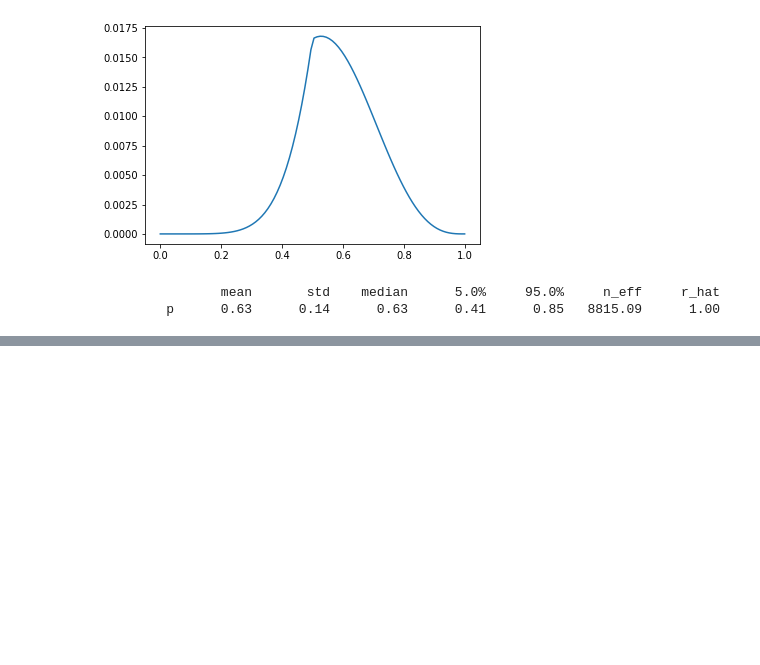
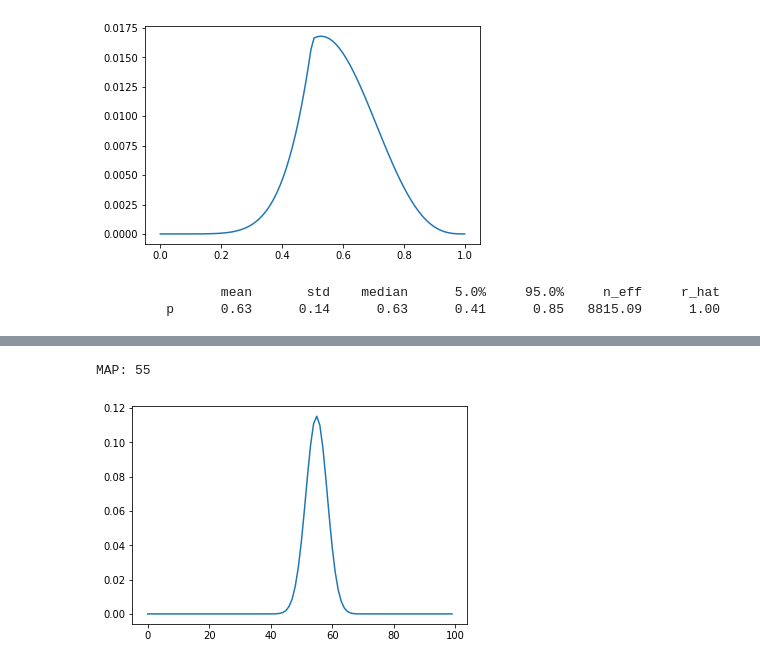
Before and after one commit to pasbury/neg-price-model, a Jupyter notebook: statistical_rethinking_ch2_ch3.ipynb, the cells around one changed output, grey strips where cells are left out. Cells and saved outputs as stored; diff of their text form; code cells hidden in the pictures; blank space fills up the shorter version.

```diff
--- a/statistical_rethinking_ch2_ch3.ipynb
+++ b/statistical_rethinking_ch2_ch3.ipynb
@@ -176,0 +182,29 @@ plt.hist(p, bins = 50)
+# %%
+birth1 = [
+    1, 0, 0, 0, 1, 1, 0, 1, 0, 1, 0, 0, 1, 1, 0, 1, 1, 0, 0, 0, 1, 0, 0, 0, 1,
+    0, 0, 0, 0, 1, 1, 1, 0, 1, 0, 1, 1, 1, 0, 1, 0, 1, 1, 0, 1, 0, 0, 1, 1, 0,
+    1, 0, 0, 0, 0, 0, 0, 0, 1, 1, 0, 1, 0, 0, 1, 0, 0, 0, 1, 0, 0, 1, 1, 1, 1,
+    0, 1, 0, 1, 1, 1, 1, 1, 0, 0, 1, 0, 1, 1, 0, 1, 0, 1, 1, 1, 0, 1, 1, 1, 1,
+]
+birth2 = [
+    0, 1, 0, 1, 0, 1, 1, 1, 0, 0, 1, 1, 1, 1, 1, 0, 0, 1, 1, 1, 0, 0, 1, 1, 1,
+    0, 1, 1, 1, 0, 1, 1, 1, 0, 1, 0, 0, 1, 1, 1, 1, 0, 0, 1, 0, 1, 1, 1, 1, 1,
+    1, 1, 1, 1, 1, 1, 1, 1, 1, 1, 1, 0, 1, 1, 0, 1, 1, 0, 1, 1, 1, 0, 0, 0, 0,
+    0, 0, 1, 0, 0, 0, 1, 1, 0, 0, 1, 0, 0, 1, 1, 0, 0, 0, 1, 1, 1, 0, 0, 0, 0,
+]
+# %%
+# Posterior probaility distribution for probaility of a birth being a boy; use grid approx
+
+tot_boys = jnp.array(birth1).sum() + jnp.array(birth2).sum()
+tot_girls = len(birth1) + len(birth2) - tot_boys
+p_grid = jnp.linspace(0, 1, 100)
+prior = jnp.full_like(p_grid, 1.0)
+likelihood = jnp.exp(dist.Binomial(tot_boys+tot_girls, p_grid).log_prob(tot_boys))
+unscaled_posterior = likelihood * prior
+posterior =  unscaled_posterior / unscaled_posterior.sum()
+
+plt.plot(posterior)
+print('MAP:', jnp.argmax(posterior))
+# %% [output]
+MAP: 55
+[figure, added]
```
Also changed, not shown: parts of 7 cells of this notebook, 14 other files.
